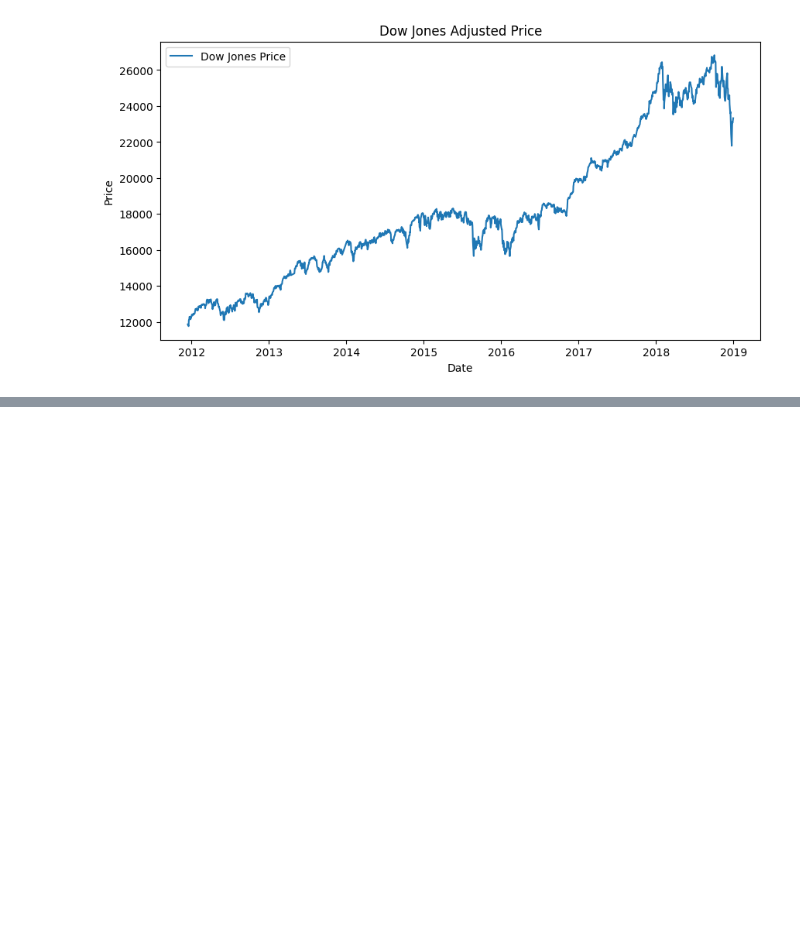
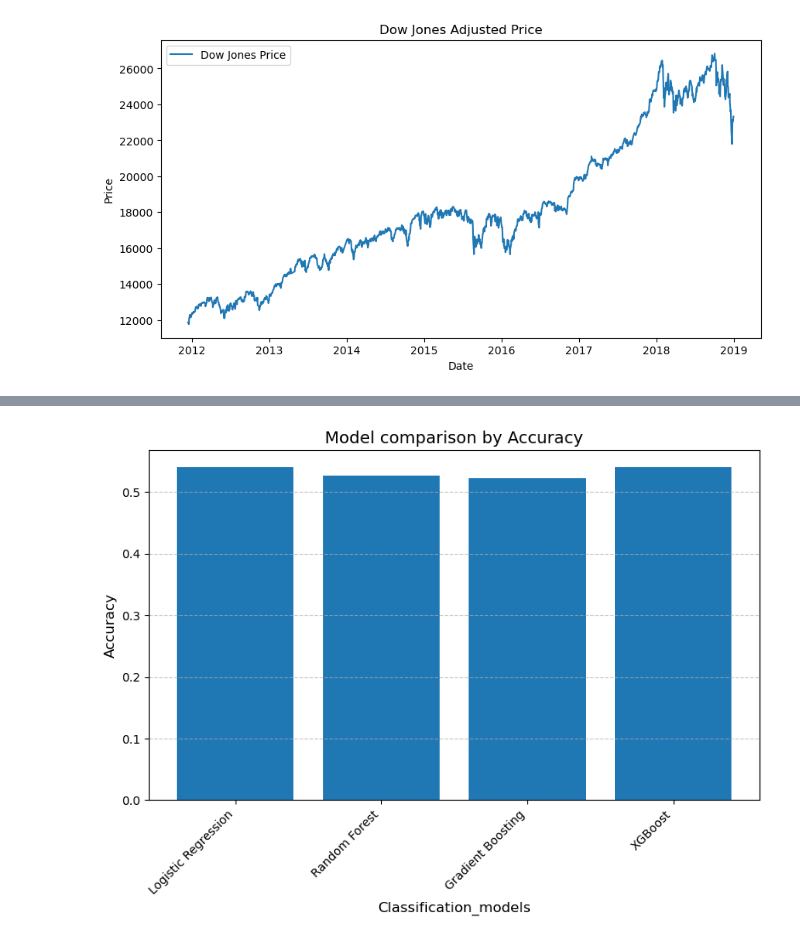
Before and after one commit to TarunrRajanala/GoldPricePredictionFinal, a Jupyter notebook: Code/goldPrices.ipynb, the cells around one changed output, grey strips where cells are left out. Drawn from its saved outputs; the diff is of its cells as text; code cells hidden in the pictures; blank space fills up the shorter version.

```diff
--- a/Code/goldPrices.ipynb
+++ b/Code/goldPrices.ipynb
@@ -227,0 +390,32 @@ plotting GDX_Ajclose_pret
+# %%
+# assumed labelling: X_train, y_train; X_test, y_test
+
+classification_models = {
+    'Logistic Regression': LogisticRegression(max_iter=1000, random_state=42),
+    'Random Forest': RandomForestClassifier(n_estimators=200, max_depth=10, random_state=42),
+    'Gradient Boosting': GradientBoostingClassifier(n_estimators=200, max_depth=5, random_state=42),
+    'XGBoost': XGBClassifier(n_estimators=200, max_depth=5, learning_rate=0.1, use_label_encoder=False, random_state=42),
+}
+
+classification_results = {}
+
+# Training and evaluating classification models:
+for name, model in classification_models.items():
+    print(f"Training {name} for direction prediction...")
+
+    # Fit/train the model
+    model.fit(X_train, y_train)
+
+    # Predicting using the test set
+    y_test_pred_CLASS = model.predict(X_test)
+
+    # Calculate accuracy
+    accuracy = accuracy_score(y_test, y_test_pred_CLASS)
+    classification_results[name] = accuracy
+
+    print(f"{name} Accuracy: {accuracy:.2%}")
+
+# Print results
+print("\nClassification Accuracy for Each Model:")
+for model_name, accuracy_score in classification_results.items():
+    print(f"{model_name}: {accuracy_score:.2%}")
@@ -227,0 +437,14 @@ plotting GDX_Ajclose_pret
+# %%
+plt.figure(figsize=(8,6))
+plt.bar(list(classification_results.keys()), list(classification_results.values()))
+
+plt.xlabel('Classification_models', fontsize=12)
+plt.ylabel('Accuracy', fontsize=12)
+plt.title('Model comparison by Accuracy', fontsize=14)
+plt.xticks(rotation=45, ha= 'right')
+plt.grid(axis='y', linestyle='--', alpha=0.7)
+
+plt.tight_layout()
+plt.show()
+# %% [output]
+[figure, added]
```
Also changed, not shown: parts of 19 cells of this notebook.
